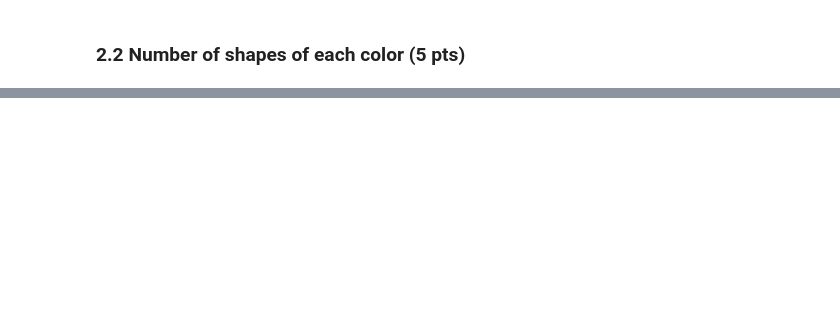
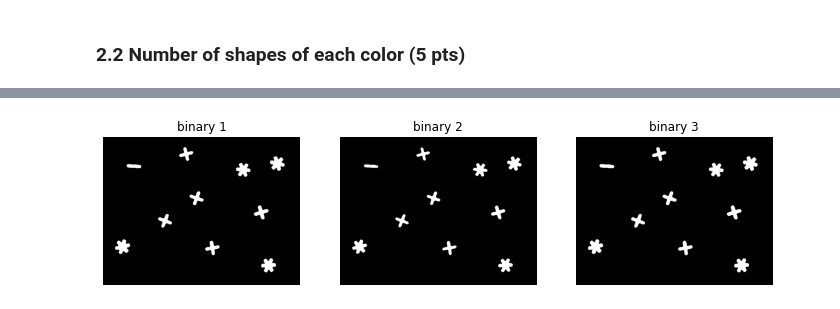
Before and after one commit to LTS5/iapr, a Jupyter notebook: labs/lab_01_segmentation.ipynb, the cells around one changed output, grey strips where cells are left out. Drawn from its saved outputs; the diff is of its cells as text; code cells hidden in the pictures; blank space fills up the shorter version.

```diff
--- a/labs/lab_01_segmentation.ipynb
+++ b/labs/lab_01_segmentation.ipynb
@@ -117,0 +218,23 @@ plt.show()
+# %%
+def get_intensity(img:np.ndarray)->np.ndarray:
+    """
+    Return the intensity values of the image
+    :param img:
+    :return:
+    """
+    _img = cv.cvtColor(img, cv.COLOR_RGB2HSV)
+    _,_,v = cv.split(_img)
+    return v
+fig, axes = plt.subplots(3, 3, figsize=(15, 12), sharex=True)
+axes_title = ['original histogram %d', "rescaled intensity histogram %d", "equalized intensity histogram %d"]
+for i in range(3):
+    _collect =[images, images_norm, images_hist_norm][i]
+    for j in range(3):
+        img_h_channel = get_intensity(_collect[j])
+        axes[i,j].set_aspect("auto")
+        axes[i,j].set_title(axes_title[i] %(j+1))
+        axes[i,j].hist(img_h_channel.ravel(), bins=256, histtype='step')
+        axes[i,j].ticklabel_format(axis='y', style='scientific', scilimits=(0, 0))
+        axes[i,j].set_xlabel('Intensity of pixel')
+        axes[i,j].set_ylabel('Number of pixels')
+plt.show()
@@ -117,0 +250,22 @@ plt.show()
+# %%
+def binarize_image(img: np.ndarray, low=127, up=255)->np.ndarray:
+    """
+    Binarize the 3 channel input image
+    :param img: a 3-color channel ndarray
+    :param low int low limit
+    :param up int high limit
+    """
+    _gray = cv.cvtColor(img,cv.COLOR_RGB2GRAY)
+    _, _img_b = cv.threshold(_gray,low, up,cv.THRESH_BINARY_INV | cv.THRESH_OTSU)
+    return _img_b
+
+# Lets show the images
+images_binary = np.array([binarize_image(im) for im in images_hist_norm])
+fig, axes = plt.subplots(1, 3, figsize=(12, 6))
+for ax, i in zip(axes.ravel(), range(3)):
+    ax.axis('off')
+    ax.set_title('binary %d' %(i+1))
+    ax.imshow(images_binary[i], cmap="gray")
+plt.show()
+# %% [output]
+[figure, added]
```
Also changed, not shown: parts of 31 cells of this notebook, 3 other files.
